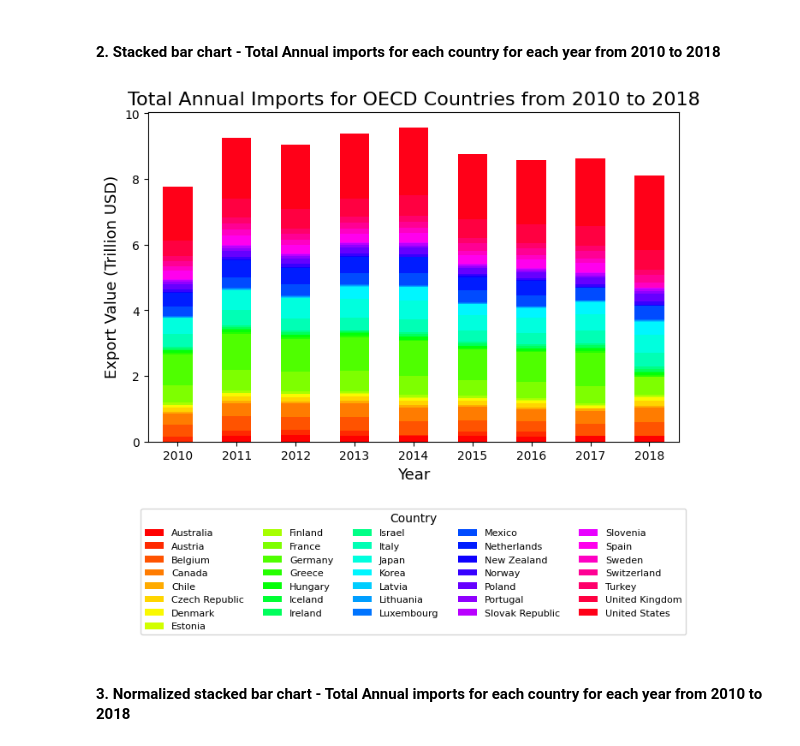
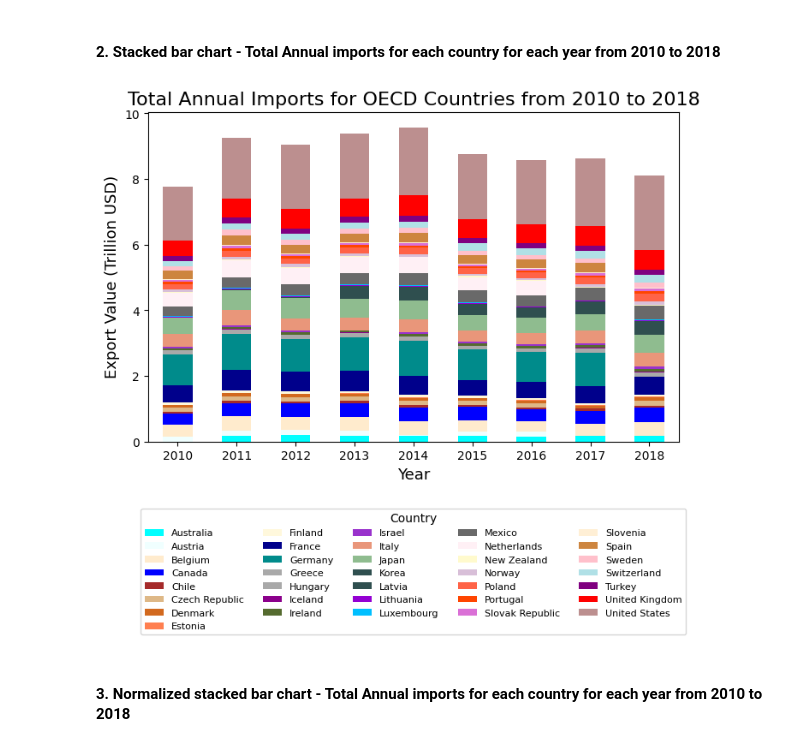
Before and after one commit to binh-mai/RSM371_task3, a Jupyter notebook: RSM371 - A3 - Task 3.ipynb, the cells around one changed output. Saved outputs shown, nothing was run; the diff lists cells and outputs as text; code cells hidden in the pictures.

```diff
--- a/RSM371 - A3 - Task 3.ipynb
+++ b/RSM371 - A3 - Task 3.ipynb
@@ -401,27 +420,27 @@ fig_1_im.savefig("imports-stacked-area-chart.png")
 # %%
 # Create subplot & adjust sizes
 fig_2_im, ax = plt.subplots(figsize=(8,5))
 
 # Plot the unstacked exports data (colormap - map each country to a different color)
-country_imports.plot(kind='bar', stacked=True, ax=ax, colormap='hsv')
+country_imports.plot(kind='bar', stacked=True, ax=ax, colormap=custom_colormap)
 
 # Add titles, labels, legends and adjust fontsize
 ax.set_title('Total Annual Imports for OECD Countries from 2010 to 2018', fontsize=16)
 ax.set_xlabel('Year', fontsize=13)
 ax.set_ylabel('Export Value (Trillion USD)', fontsize=13)
 ax.legend(title='Country', fontsize=8, bbox_to_anchor=(0.5, -0.6), loc='lower center', ncol=5)
 
 # Set y-axis starting from 0
 plt.xticks(rotation=0)
 ax.set_ylim(bottom=0)
 
 # Show the chart
 plt.show()
 
 # Save chart
-fig_2_im.savefig("imports-stacked-bar-chart.png")
+fig_2_im.savefig("imports-stacked-bar-chart.png", bbox_inches='tight')
 # %% [output]
-[figure, old version]
+[figure, new version]
 # %% [markdown]
 #### 3. Normalized stacked bar chart - Total Annual imports for each country for each year from 2010 to 2018
 # %%
```
Also changed, not shown: parts of 9 cells of this notebook, 6 other files.
